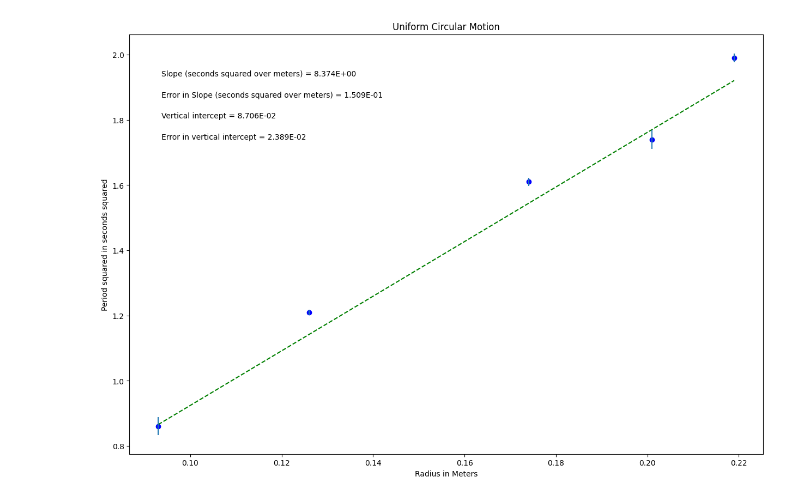
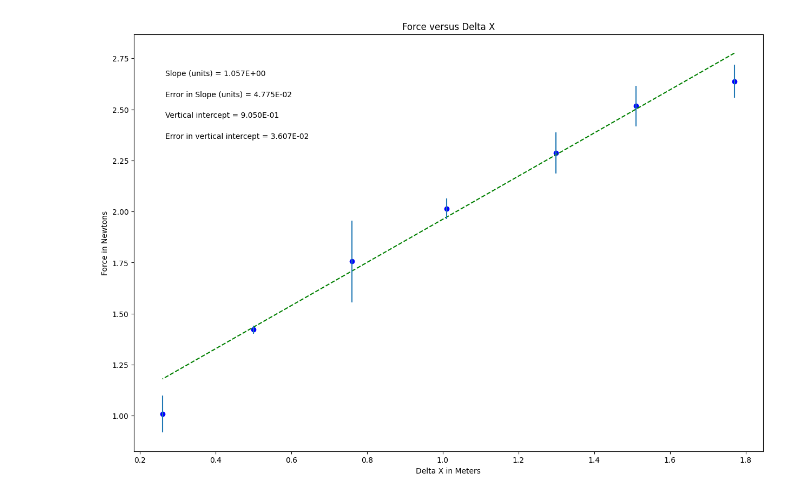
Before and after one commit to cookie607/Physics-Lab-w-Calc-1, a Jupyter notebook: PHSXlab_plotting_template.ipynb, the cells around one changed output. Saved outputs shown, nothing was run; the diff lists cells and outputs as text; code cells hidden in the pictures.

```diff
--- a/PHSXlab_plotting_template.ipynb
+++ b/PHSXlab_plotting_template.ipynb
@@ -19,28 +19,28 @@ import matplotlib.pyplot as plt
 #variable names should start with a letter and must contain only letters, numbers, and underscores
 
 
-radius = np.array([.093, .126, .174, .201, .219])
+delta_x = np.array([1.770, 1.510, 1.299, 1.010, 0.760, 0.500, 0.260])
 
-period_squared = np.array([.861, 1.21, 1.61, 1.74, 1.99])
+force = np.array([2.638, 2.517, 2.287, 2.014, 1.756, 1.421, 1.009])
 
-period_squared_error = np.array([.027, .008, .013, .029, .014])
+force_error= np.array([0.08, 0.1, 0.1, 0.05, 0.2, 0.02, 0.09])
 
 
 
 #Re-assign variables as x, y, dy so that the remaining plotting code may remain generic
 #UPDATE VARIABLE NAMES (ON RHS OF EACH EQUAL SIGN) TO MATCH VARIABLE NAMES FOR DATA ABOVE
 
-x = radius           #this should be the array you want to plot on the x axis
-y = period_squared             #this should be the array you want to plot on the y axis
-dy = period_squared_error        #this should be your error in y array
+x = delta_x           #this should be the array you want to plot on the x axis
+y = force            #this should be the array you want to plot on the y axis
+dy = force_error        #this should be your error in y array
 
 
 #UPDATE EACH OF THESE 4 STRINGS FOR YOUR PLOT LABELS AS YOU WANT THEM TO APPEAR
 
-plot_title= 'Uniform Circular Motion'
-x_label= 'Radius in Meters'
-y_label= 'Period squared in seconds squared'
-slope_units= 'seconds squared over meters'
+plot_title= 'Force versus Delta X'
+x_label= 'Delta X in Meters'
+y_label= 'Force in Newtons'
+slope_units= 'units'
 
 #UPDATE ANNOTATION PLACEMENT SO IT'S OUT OF WAY OF PLOTTED DATA AND BEST FIT LINE
 #integer from 1 to 4, top R corner is 1 (counter-clockwise from there)
@@ -92,31 +92,31 @@ elif annotation_placement==3 or annotation_placement==4:
 #Don't need to change anything in this section!
 
 #Plot data on graph. Plot error bars and place values for slope,
 #error in slope, and vertical intercept (plus error) on the plot using "annotate"
 
 plt.figure(figsize=(15,10))
 
 plt.plot(x, fit, color='green', linestyle='--')
 plt.scatter(x, y, color='blue', marker='o')
 
 plt.xlabel(x_label)
 plt.ylabel(y_label)
 plt.title(plot_title)
 
 plt.errorbar(x, y, yerr=dy, xerr=None, fmt="none") #don't need to plot x error bars
 
 plt.annotate('Slope ({}) = {value:.{digits}E}'.format(slope_units,value=m, digits=3),
              (xpos, ypos[0]), xycoords='axes fraction')
 
 plt.annotate('Error in Slope ({}) = {value:.{digits}E}'.format(slope_units,value=dm, digits=3),
              (xpos, ypos[1]), xycoords='axes fraction')
 
 plt.annotate('Vertical intercept = {value:.{digits}E}'.format(value=b, digits=3),
              (xpos, ypos[2]), xycoords='axes fraction')
 
 plt.annotate('Error in vertical intercept = {value:.{digits}E}'.format(value=db, digits=3),
              (xpos, ypos[3]), xycoords='axes fraction')
 
 plt.show()
 # %% [output]
-[figure, old version]
+[figure, new version]
```
